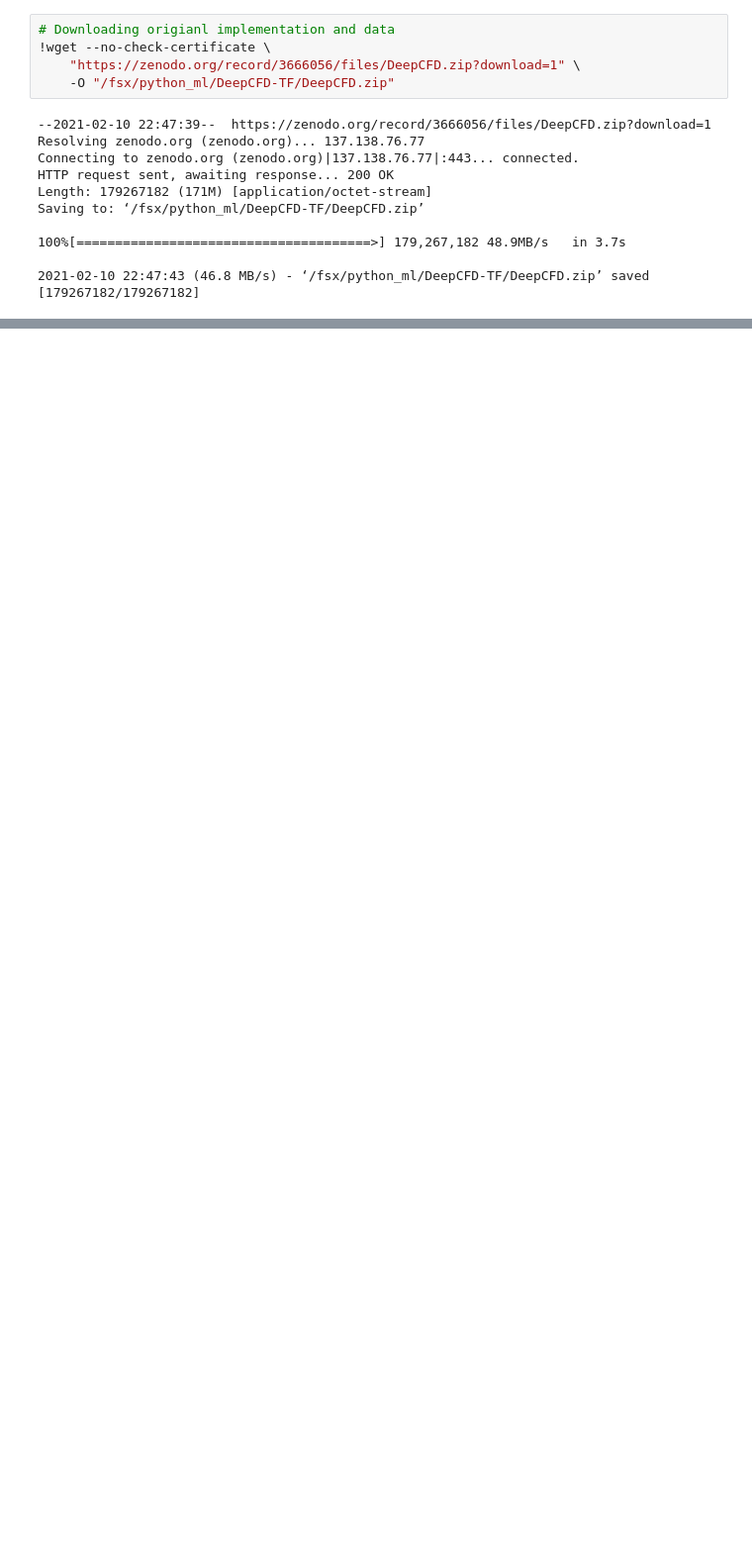
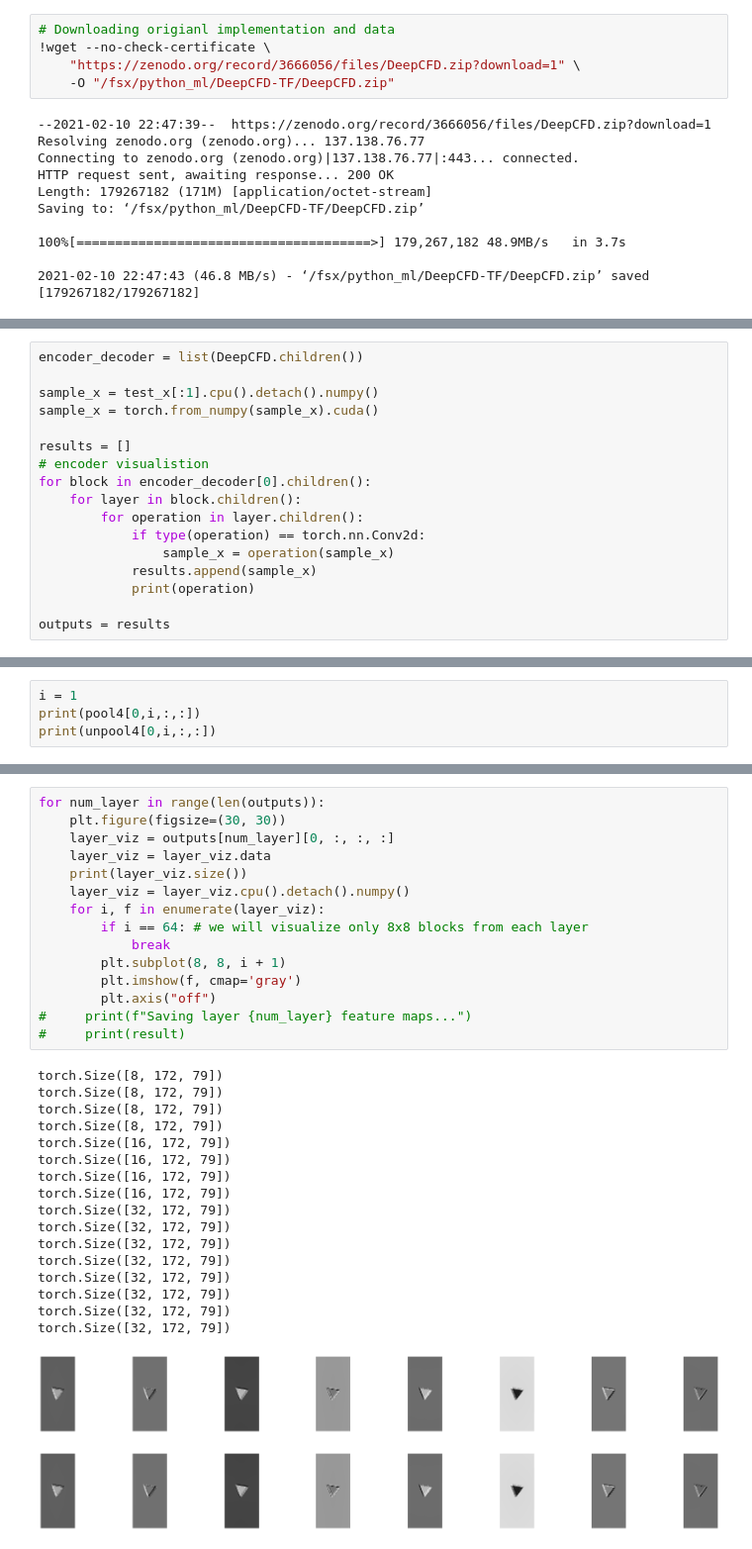
Before and after one commit to pomtojoer/DeepCFD-TF, a Jupyter notebook: trainer.ipynb, the cells around one changed output, grey strips where cells are left out. Shown at 99% size. Cells and saved outputs as stored; diff of their text form; blank space fills up the shorter version.

```diff
--- a/trainer.ipynb
+++ b/trainer.ipynb
@@ -163,0 +437,17 @@ array([[[[ 0.7980621 ,  0.7949109 ,  0.7918711 , ...,  0.7670146 ,
+# %%
+encoder_decoder = list(DeepCFD.children())
+
+sample_x = test_x[:1].cpu().detach().numpy()
+sample_x = torch.from_numpy(sample_x).cuda()
+
+results = []
+# encoder visualistion
+for block in encoder_decoder[0].children():
+    for layer in block.children():
+        for operation in layer.children():
+            if type(operation) == torch.nn.Conv2d:
+                sample_x = operation(sample_x)
+            results.append(sample_x)
+            print(operation)
+
+outputs = results
@@ -163,0 +529,4 @@ array([[[[ 0.7980621 ,  0.7949109 ,  0.7918711 , ...,  0.7670146 ,
+# %%
+i = 1
+print(pool4[0,i,:,:])
+print(unpool4[0,i,:,:])
@@ -163,0 +551,34 @@ array([[[[ 0.7980621 ,  0.7949109 ,  0.7918711 , ...,  0.7670146 ,
+# %%
+for num_layer in range(len(outputs)):
+    plt.figure(figsize=(30, 30))
+    layer_viz = outputs[num_layer][0, :, :, :]
+    layer_viz = layer_viz.data
+    print(layer_viz.size())
+    layer_viz = layer_viz.cpu().detach().numpy()
+    for i, f in enumerate(layer_viz):
+        if i == 64: # we will visualize only 8x8 blocks from each layer
+            break
+        plt.subplot(8, 8, i + 1)
+        plt.imshow(f, cmap='gray')
+        plt.axis("off")
+#     print(f"Saving layer {num_layer} feature maps...")
+#     print(result)
+# %% [output]
+torch.Size([8, 172, 79])
+torch.Size([8, 172, 79])
+torch.Size([8, 172, 79])
+torch.Size([8, 172, 79])
+torch.Size([16, 172, 79])
+torch.Size([16, 172, 79])
+torch.Size([16, 172, 79])
+torch.Size([16, 172, 79])
+torch.Size([32, 172, 79])
+torch.Size([32, 172, 79])
+torch.Size([32, 172, 79])
+torch.Size([32, 172, 79])
+torch.Size([32, 172, 79])
+torch.Size([32, 172, 79])
+torch.Size([32, 172, 79])
+torch.Size([32, 172, 79])
+[figure, added]
+[figure, added]
```
Also changed, not shown: parts of 25 cells of this notebook, 3 other files.
